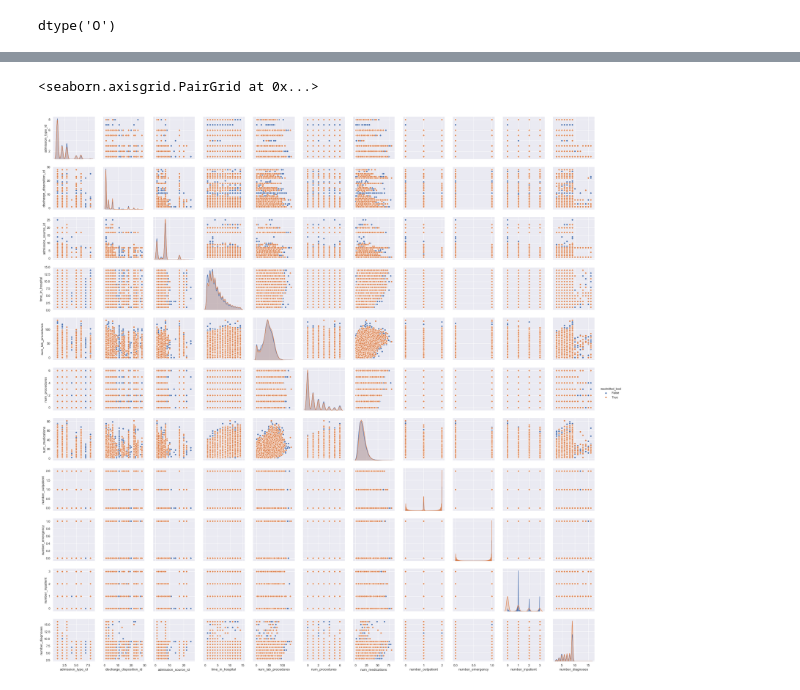
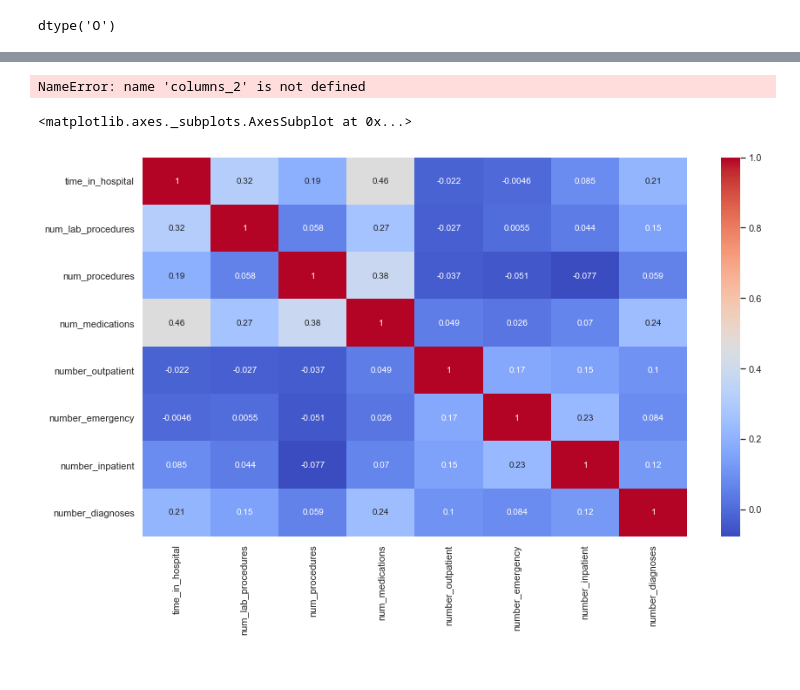
Before and after one commit to thinkful-dsi-axolotl/student_pair_work, a Jupyter notebook: Chinwe-Charles/10_29_pairwork.ipynb, the cells around one changed output, grey strips where cells are left out. Saved outputs shown, nothing was run; the diff lists cells and outputs as text; code cells hidden in the pictures.

Commit message:
plots added

```diff
--- a/Chinwe-Charles/10_29_pairwork.ipynb
+++ b/Chinwe-Charles/10_29_pairwork.ipynb
@@ -166,6 +166,5 @@ True     45435
 Name: readmitted_bool, dtype: int64
 # %%
-sns.pairplot(df2, vars = columns_2, hue = 'readmitted_bool')
+#sns.pairplot(df2, vars = columns_2, hue = 'readmitted_bool')
 # %% [output]
-<seaborn.axisgrid.PairGrid at 0x...>
+NameError: name 'columns_2' is not defined
-[figure, removed]
@@ -173,0 +171,10 @@ columns_2 = df2.select_dtypes(include = 'number').columns
+# %%
+columns_2 = ['time_in_hospital', 'num_lab_procedures', 'num_procedures',
+             'num_medications', 'number_outpatient', 'number_emergency',
+             'number_inpatient', 'number_diagnoses']
+
+plt.figure(figsize=(14,8))
+sns.heatmap(df2[columns_2].corr(), annot=True, cmap='coolwarm')
+# %% [output]
+<matplotlib.axes._subplots.AxesSubplot at 0x...>
+[figure, added]
```
Also changed, not shown: parts of 9 cells of this notebook.
